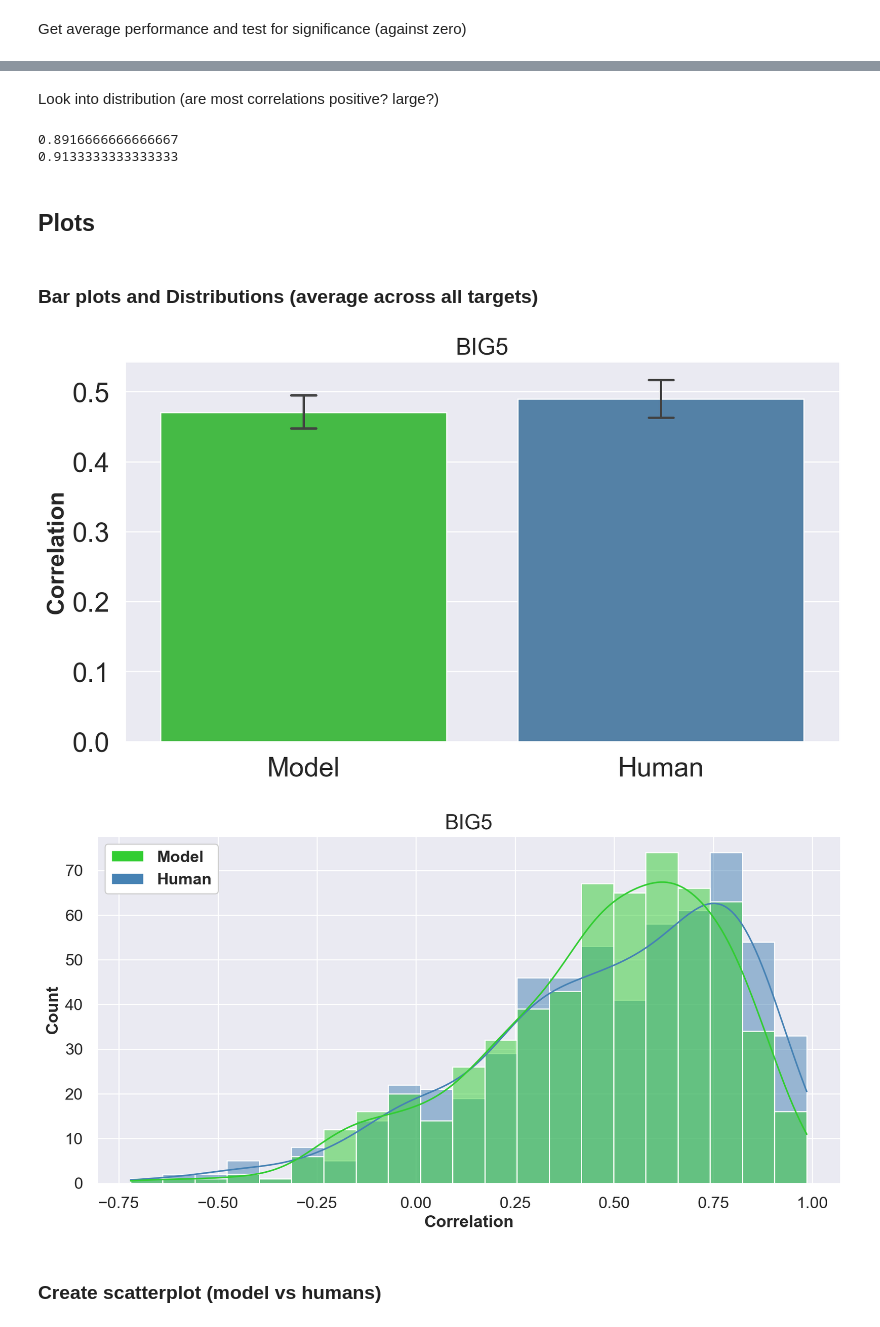
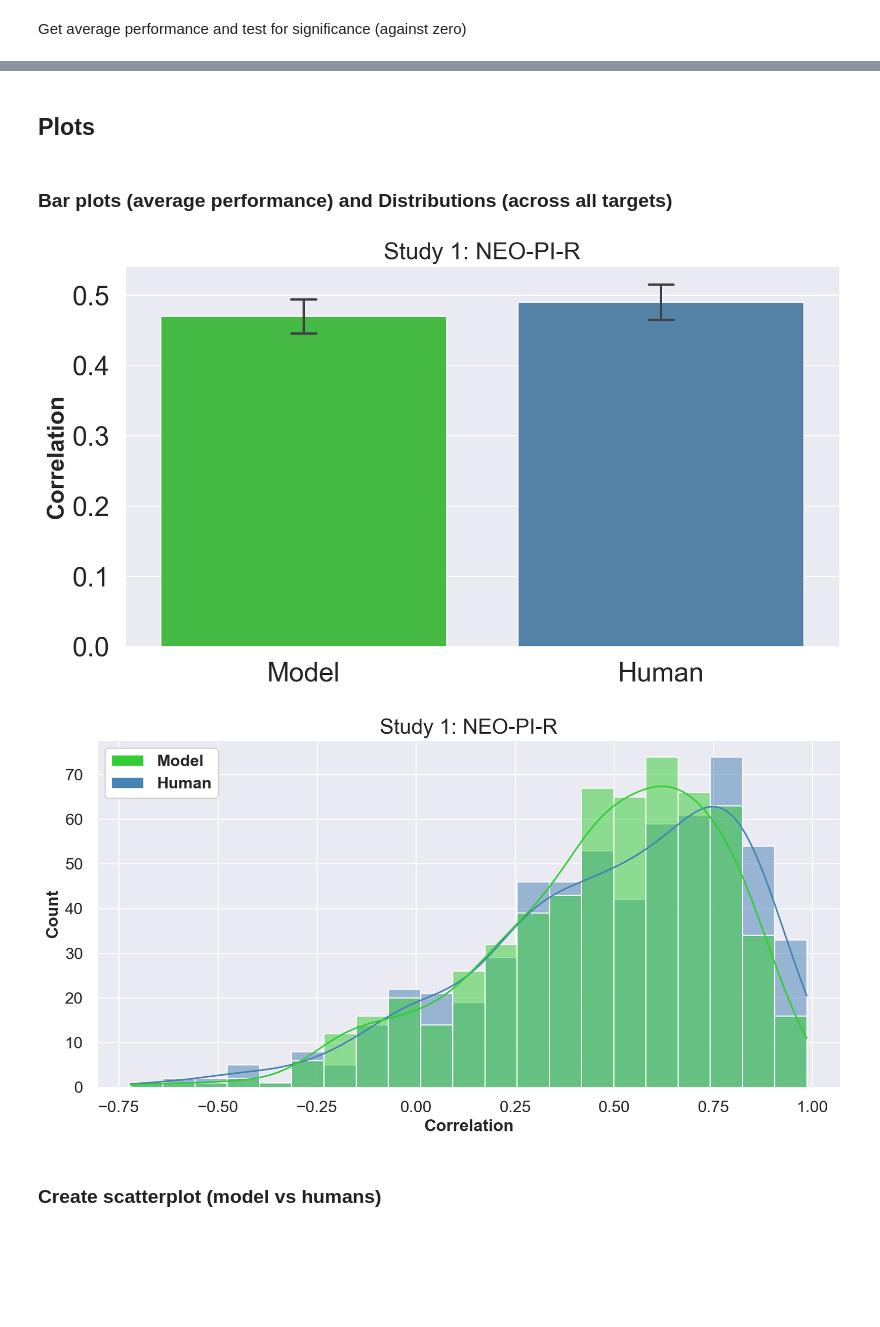
Before and after one commit to goytoom/questionnaire-embeddings, a Jupyter notebook: scripts/Study1.ipynb, the cells around one changed output, grey strips where cells are left out. Drawn from its saved outputs; the diff is of its cells as text; code cells hidden in the pictures; blank space fills up the shorter version.

```diff
--- a/scripts/Study1.ipynb
+++ b/scripts/Study1.ipynb
@@ -723,18 +721,9 @@ Alternatively, use a regression model to test difference between models
-# %% [markdown]
-Look into distribution (are most correlations positive? large?)
-# %%
-print(np.mean(df_comparison.Correlation[df_comparison.Predictor == "Human"]>0)) # 89% positive
-
-print(np.mean(df_comparison.Correlation[df_comparison.Predictor == "Model"]>0)) # 91% positive
-# %% [output]
-0.8916666666666667
-0.9133333333333333
 # %% [markdown]
 ## Plots
 # %% [markdown]
-### Bar plots and Distributions (average across all targets)
+### Bar plots (average performance) and Distributions (across all targets)
 # %%
-dataset_names = ['BIG5']
+dataset_names = ['Study 1: NEO-PI-R']
 i = 0
 
 #update font size, etc
@@ -747,36 +736,36 @@ fig  = plt.figure(figsize=(11, 6), dpi= 180)
 ax = sns.barplot(y='Correlation', x='Predictor', orient='v', data=df_comparison, errorbar=('ci', 95),
                  palette=["limegreen","steelblue"], capsize=0.07, errwidth=2)
 plt.ylabel("Correlation", fontweight='bold', fontsize=20)
 plt.xlabel("", fontweight='bold', fontsize=20, labelpad=-13)
 plt.xticks(fontsize=23)
 plt.yticks(fontsize=23)
 plt.title(dataset_names[i], fontsize=20)
 
 fig_name = "fig4_" + chr(65+2*i) + ".pdf"
 plt.savefig("../plot_data/" + fig_name, bbox_inches='tight')
 
 #Add the distribution plots for each data set:
 fig  = plt.figure(figsize=(11, 6), dpi= 180)
 palette=["limegreen","steelblue"]
 ax = sns.histplot(df_comparison, x="Correlation", kde=True, hue="Predictor", palette = palette)
 handles = [Patch(facecolor=item) for item in palette]
 labels = df_comparison.Predictor.unique().tolist()
 ax.legend(loc = "upper left", handles = handles, labels = labels, frameon = True, framealpha = 1.0, facecolor='white', prop={'weight':'bold'})
 ax.set_ylabel('Count', fontweight = "bold", fontsize = 16)
 ax.set_xlabel('Correlation', fontweight = "bold", fontsize = 16)
 plt.title(dataset_names[i], fontsize=20)
 
 #save figures
 fig_name = "fig4_" + chr(65+2*i+1) + ".pdf" #update figure name
-plt.savefig("../plot_data/" + fig_name, bbox_inches='tight')
+plt.savefig("../plot_data/" + fig_name, bbox_inches='tight', facecolor='w')
 # files.download(fig_name)
 
 plt.tight_layout()
 plt.subplots_adjust(hspace = 1)
 plt.show()
 # %% [output]
-[figure, old version]
+[figure, new version]
-[figure, old version]
+[figure, new version]
 # %% [markdown]
 ### Create scatterplot (model vs humans)
 # %%
```
Also changed, not shown: parts of 23 cells of this notebook, 52 other files.
